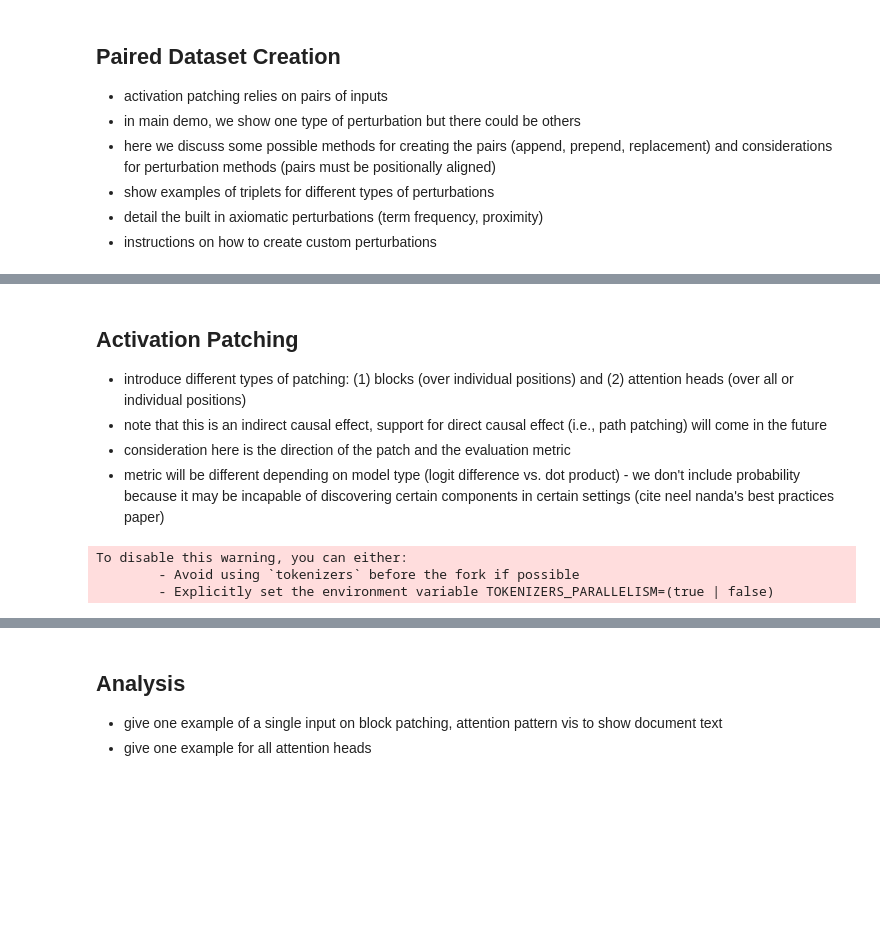
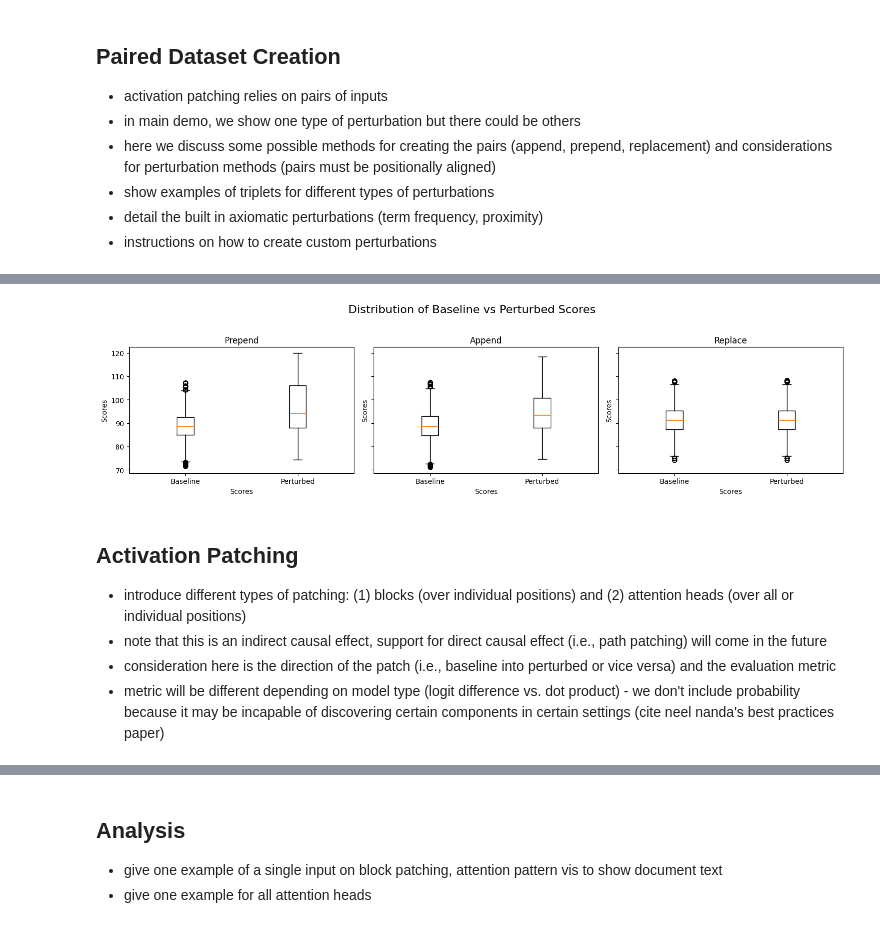
Before and after one commit to Parry-Parry/MechIR, a Jupyter notebook: examples/activation_patching_considerations.ipynb, the cells around one changed output, grey strips where cells are left out. Cells and saved outputs as stored; diff of their text form; code cells hidden in the pictures; blank space fills up the shorter version.

Commit message:
add some code for considerations nb

```diff
--- a/examples/activation_patching_considerations.ipynb
+++ b/examples/activation_patching_considerations.ipynb
@@ -263,12 +285,17 @@ plot_score_dists(baseline_performance, perturbed_performance, type="box")
+# %%
+plot_score_dists_mult(all_baseline_performance, all_perturbed_performance, plot_type="box")
+# %% [output]
+[figure, added]
 # %% [markdown]
 ## Activation Patching
 - introduce different types of patching: (1) blocks (over individual positions) and (2) attention heads (over all or individual positions)
 - note that this is an indirect causal effect, support for direct causal effect (i.e., path patching) will come in the future
-- consideration here is the direction of the patch and the evaluation metric
+- consideration here is the direction of the patch (i.e., baseline into perturbed or vice versa) and the evaluation metric
 - metric will be different depending on model type (logit difference vs. dot product) - we don't include probability because it may be incapable of discovering certain components in certain settings (cite neel nanda's best practices paper)
 # %%
+# For time/memory sake, use one perturbation type
 patching_head_outputs = []
-for i, batch in enumerate(dataloader):
+for i, batch in enumerate(prepend_dataloader):
     # Get the queries, documents, and perturbed documents from the batch
     queries = batch["queries"]
     documents = batch["documents"]
@@ -281,11 +308,8 @@ for i, batch in enumerate(dataloader):
     patch_head_out = model(queries, documents, queries, perturbed_documents, patch_type="head_all")
     patching_head_outputs.append(patch_head_out)
 
-    if i == 10:
+    # For testing, just patch a couple batches
+    if i == 5:
         break
 
 mean_head_outputs = torch.mean(torch.stack(patching_head_outputs), axis=0)
-# %% [output]
-To disable this warning, you can either:
-        - Avoid using `tokenizers` before the fork if possible
-        - Explicitly set the environment variable TOKENIZERS_PARALLELISM=(true | false)
```
Also changed, not shown: parts of 22 cells of this notebook.
